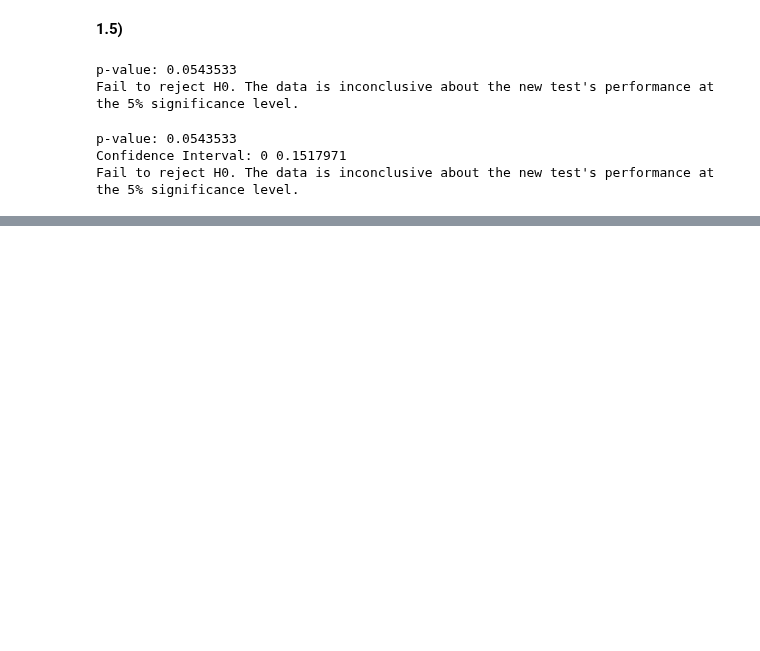
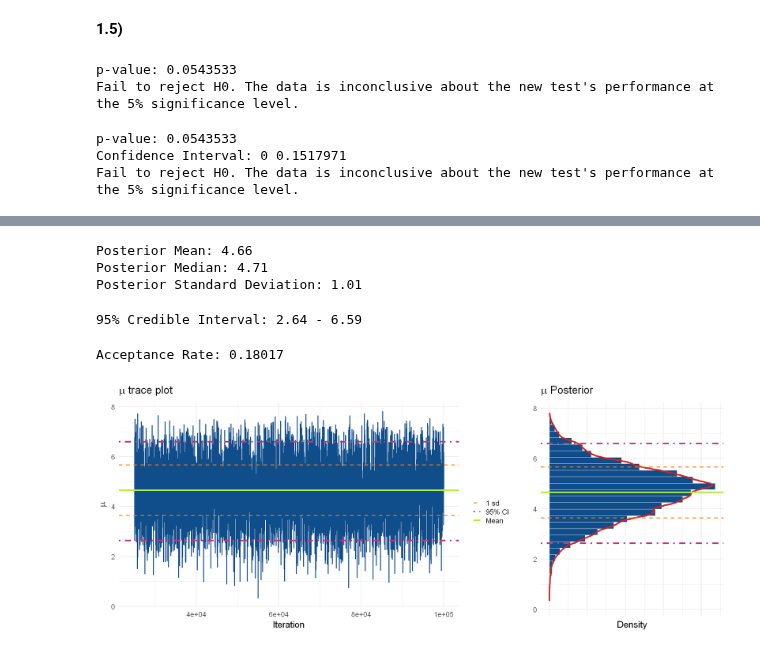
Before and after one commit to Berto70/advstat, a Jupyter notebook: ex4/Bertinelli_Gabriele_Rlab04.ipynb, the cells around one changed output, grey strips where cells are left out. Drawn from its saved outputs; the diff is of its cells as text; code cells hidden in the pictures; blank space fills up the shorter version.

```diff
--- a/ex4/Bertinelli_Gabriele_Rlab04.ipynb
+++ b/ex4/Bertinelli_Gabriele_Rlab04.ipynb
@@ -123,6 +122,9 @@ if (left_credible > null.model) {
   cat("Null hypothesis is rejected. The new method is significantly better than the old method.")
 }
 
+x <- seq(0, 1, length.out = 100)
+fn.pdf <- dbeta(x, post.alpha, post.beta)
+
 # Plotting Posterior Distribution
 ci.plot <- ggplot() +
 	geom_line(aes(x=x, y=fn.pdf), color='firebrick3', lwd=1.5) +
@@ -170,0 +256,59 @@ Fail to reject H0. The data is inconclusive about the new test's performance at
+# %%
+posterior.mean <- mean(test.chain$mu)
+
+posterior.median <- median(test.chain$mu)
+
+posterior.sd <- sd(test.chain$mu)
+
+cat("Posterior Mean:", round(posterior.mean, 2), "\n")
+cat("Posterior Median:", round(posterior.median, 2), "\n")
+cat("Posterior Standard Deviation:", round(posterior.sd, 2), "\n")
+# %% [output]
+Posterior Mean: 4.66
+Posterior Median: 4.71
+Posterior Standard Deviation: 1.01
+# %%
+cred.int <- quantile(test.chain$mu, c(0.025, 0.975))
+
+cat("95% Credible Interval:", round(cred.int[1], 2), '-', round(cred.int[2], 2), "\n")
+# %% [output]
+95% Credible Interval: 2.64 - 6.59
+# %%
+# Print acceptance rate
+cat("Acceptance Rate:", tail(test.chain$acc.rate, 1), "\n")
+
+options(repr.plot.width = 17.5, repr.plot.height = 7)
+
+# Custom layout
+layout <- matrix(c(1, 1, 2), ncol = 3, byrow = TRUE)
+
+# Visualize posterior distribution
+post.hist <- ggplot(data = test.chain) +
+	geom_histogram(aes(x = mu, after_stat(density)), bins = 30, color = "ivory", fill = "dodgerblue4") +
+	geom_density(aes(x = mu), color = "firebrick3", lwd = 1.5) +
+	geom_vline(aes(xintercept = posterior.mean, color='Mean'), lwd=1.5)+
+	geom_vline(aes(xintercept = posterior.mean - posterior.sd, color='1 sd'), lwd=1.5, linetype='dashed') +
+	geom_vline(aes(xintercept = posterior.mean + posterior.sd, color='1 sd'), lwd=1.5, linetype='dashed') +
+	# geom_vline(aes(xintercept = posterior.median, color='Median'), lwd=1.5) +
+	geom_vline(aes(xintercept = cred.int[1], color='95% CI'), lwd=1.5, linetype='dotdash') +
+	geom_vline(aes(xintercept = cred.int[2], color='95% CI'), lwd=1.5, linetype='dotdash') +
+	labs(title = TeX(r"(\mu Posterior)"), x = '', y = "Density") +
+	scale_color_manual(values = c('Mean' = 'olivedrab2', '1 sd' = '#FF7F00', '95% CI' = 'violetred3')) +
+	theme_minimal(base_size = 18) + theme(axis.text.x=element_blank(), legend.position="none") + coord_flip()
+
+trace.plot <- ggplot(data = test.chain) +
+	geom_line(aes(x = it, y = mu), color = "dodgerblue4", lwd=1) +
+	geom_hline(aes(yintercept = posterior.mean, color='Mean'), lwd=1.5)+
+	geom_hline(aes(yintercept = posterior.mean - posterior.sd, color='1 sd'), lwd=1.5, linetype='dashed') +
+	geom_hline(aes(yintercept = posterior.mean + posterior.sd, color='1 sd'), lwd=1.5, linetype='dashed') +
+	# geom_hline(aes(yintercept = posterior.median, color='Median'), lwd=1.5) +
+	geom_hline(aes(yintercept = cred.int[1], color='95% CI'), lwd=1.5, linetype='dotdash') +
+	geom_hline(aes(yintercept = cred.int[2], color='95% CI'), lwd=1.5, linetype='dotdash') +
+	labs(title = TeX(r"(\mu trace plot)"), x = "Iteration", y = TeX(r"(\mu)"), color='', lwd=1.5) +
+	scale_color_manual(values = c('Mean' = 'olivedrab2', '1 sd' = '#FF7F00', '95% CI' = 'violetred3')) +
+	theme_minimal(base_size = 18)
+
+grid.arrange(trace.plot, post.hist, layout_matrix = layout)
+# %% [output]
+Acceptance Rate: 0.18017
+[figure, added]
```
Also changed, not shown: parts of 8 cells of this notebook.
